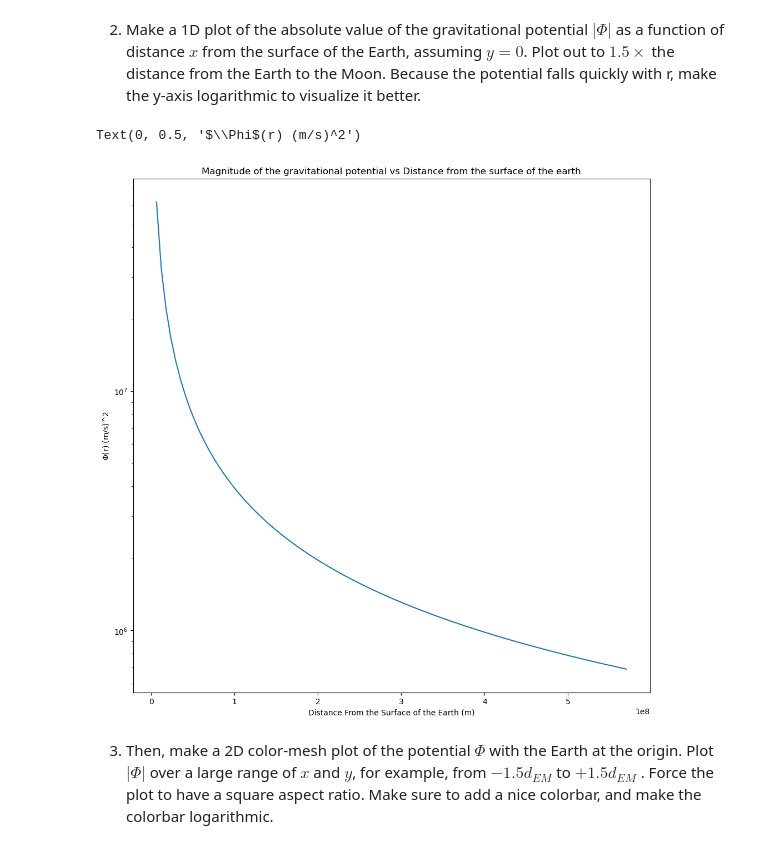
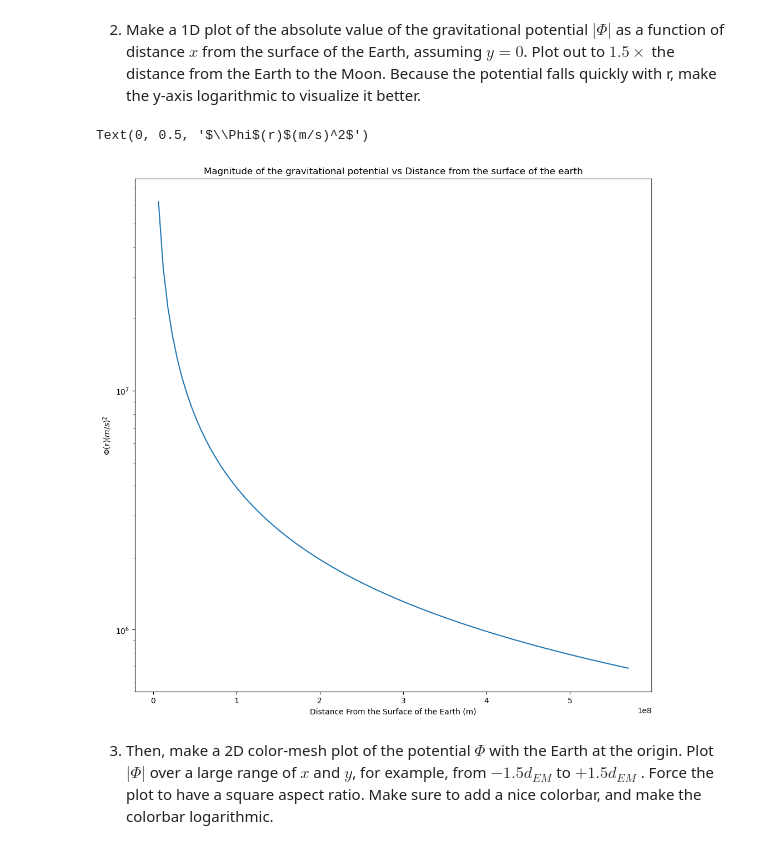
Before and after one commit to rhorton-2/PHYS265-spring26, a Jupyter notebook: Lab1/lab1.ipynb, the cells around one changed output. Saved outputs shown, nothing was run; the diff lists cells and outputs as text; code cells hidden in the pictures.

```diff
--- a/Lab1/lab1.ipynb
+++ b/Lab1/lab1.ipynb
@@ -109,21 +109,21 @@ Plot out to $1.5\times$ the distance from the Earth to the Moon. Because the pot
 # %%
 xm = 0 # This sets the center of mass in the X - Direction
 ym = 0 # This sets the center of mass in the Y - Direction
 L = 3.8E8 # Distance from the earth to the moon
 R = 6378E3 # Radius of the Earth
 x = np.linspace(R,1.5*L,100)
 y = 0
 M_E = 5.9E24
 # Lets set the center of the earth at x = 0, y=0
 Grav_Pot_Abs =np.abs(Phi(M_E,0,0,x,0))
 fig, ax = plt.subplots(figsize=(12,12))
 ax.semilogy(x,Grav_Pot_Abs)
 ax.set_title("Magnitude of the gravitational potential vs Distance from the surface of the earth")
 ax.set_xlabel("Distance From the Surface of the Earth (m)")
-ax.set_ylabel(r'$\Phi$'"(r) (m/s)^2")
+ax.set_ylabel(r'$\Phi$'"(r)" r'$(m/s)^2$')
 # %% [output]
-Text(0, 0.5, '$\\Phi$(r) (m/s)^2')
+Text(0, 0.5, '$\\Phi$(r)$(m/s)^2$')
-[figure, old version]
+[figure, new version]
 # %% [markdown]
 3. Then, make a 2D color-mesh plot of the potential $\Phi$ with the Earth at the origin. Plot $|\Phi|$
 over a large range of $x$ and $y$, for example, from $-1.5d_{EM}$ to $+1.5d_{EM}$ . Force the plot to have
```
Also changed, not shown: 1 other file.
